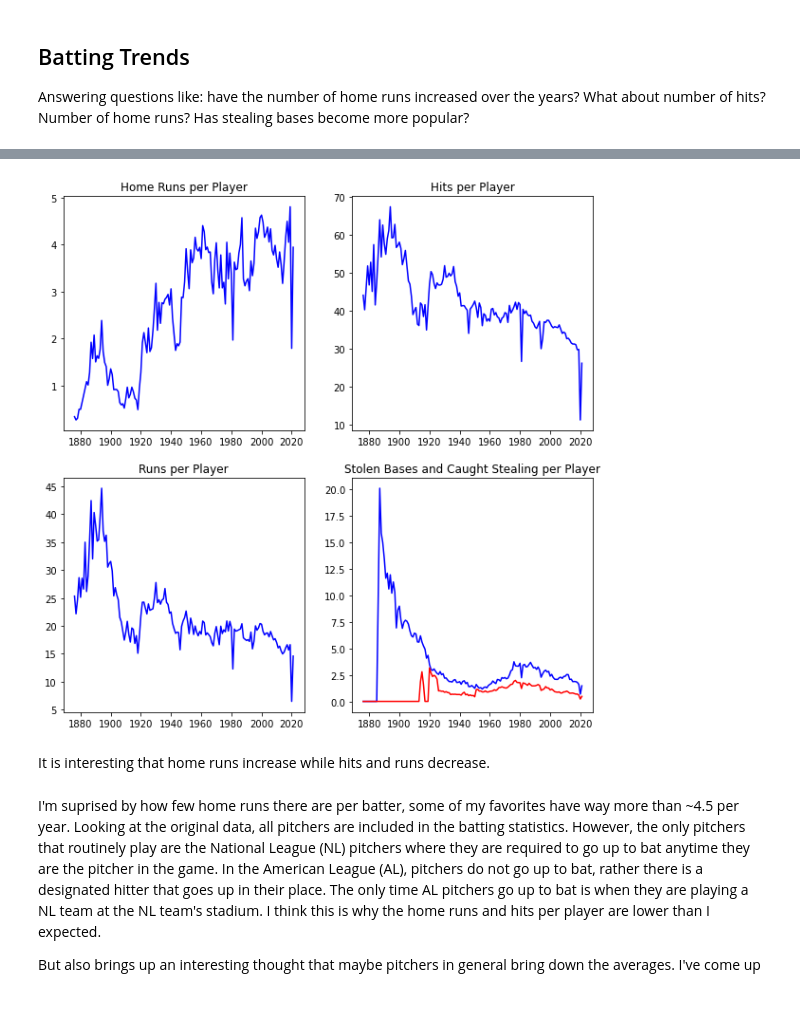
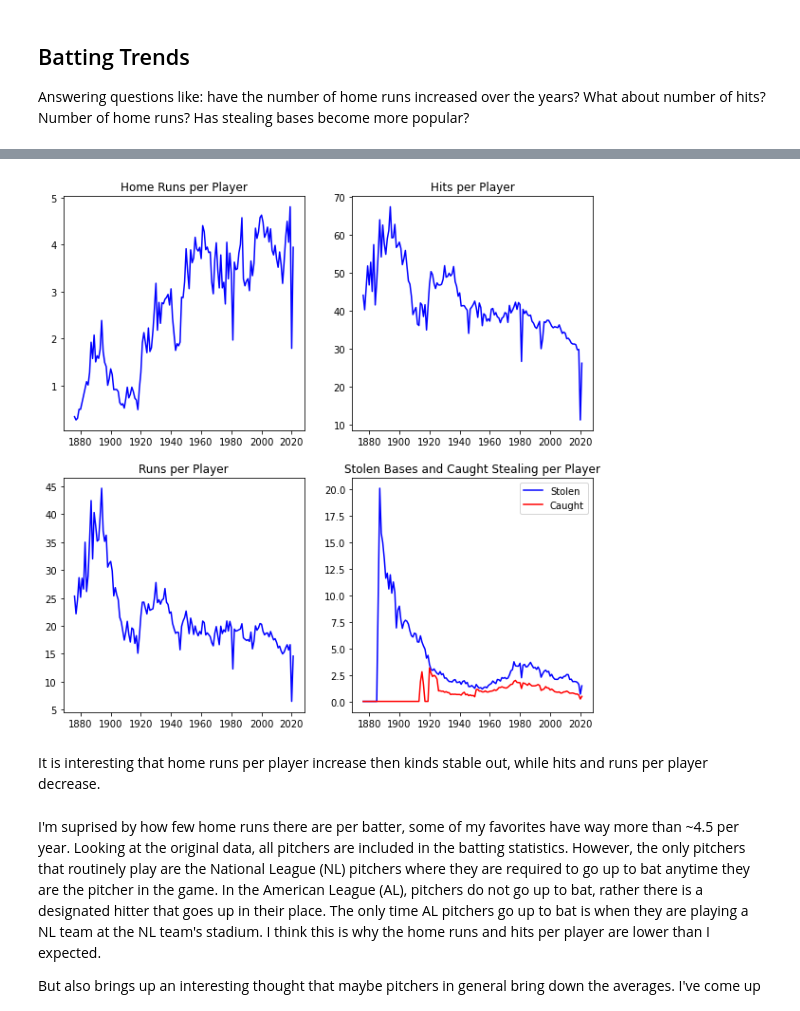
Before and after one commit to ashleyg16/Springboard, a Jupyter notebook: CraftingStory/MajorLeagueBaseballStory.ipynb, the cells around one changed output, grey strips where cells are left out. Saved outputs shown, nothing was run; the diff lists cells and outputs as text; code cells hidden in the pictures.

```diff
--- a/CraftingStory/MajorLeagueBaseballStory.ipynb
+++ b/CraftingStory/MajorLeagueBaseballStory.ipynb
@@ -172,19 +173,20 @@ It makes sense that there would be an increase in homerunes, runs and hits. But
 # %%
 fig, ax = plt.subplots(2,2, figsize = (10,10))
 ax[0,0].plot(batting_year['yearID'], batting_year['HR']/batting_year['num_players'], color = 'b')
 ax[0,0].set_title('Home Runs per Player')
 ax[1,0].plot(batting_year['yearID'], batting_year['R']/batting_year['num_players'], color = 'b')
 ax[1,0].set_title('Runs per Player')
 ax[0,1].plot(batting_year['yearID'], batting_year['H']/batting_year['num_players'], color = 'b')
 ax[0,1].set_title('Hits per Player')
-ax[1,1].plot(batting_year['yearID'], batting_year['SB']/batting_year['num_players'], color = 'b')
-ax[1,1].plot(batting_year['yearID'], batting_year['CS']/batting_year['num_players'], color = 'r')
+ax[1,1].plot(batting_year['yearID'], batting_year['SB']/batting_year['num_players'], color = 'b', label = 'Stolen')
+ax[1,1].plot(batting_year['yearID'], batting_year['CS']/batting_year['num_players'], color = 'r', label = 'Caught')
 ax[1,1].set_title('Stolen Bases and Caught Stealing per Player')
+ax[1,1].legend()
 plt.show()
 # %% [output]
-[figure, old version]
+[figure, new version]
 # %% [markdown]
-It is interesting that home runs increase while hits and runs decrease.
+It is interesting that home runs per player increase then kinds stable out, while hits and runs per player decrease.
 # %% [markdown]
 I'm suprised by how few home runs there are per batter, some of my favorites have way more than ~4.5 per year. Looking at the original data, all pitchers are included in the batting statistics. However, the only pitchers that routinely play are the National League (NL) pitchers where they are required to go up to bat anytime they are the pitcher in the game. In the American League (AL), pitchers do not go up to bat, rather there is a designated hitter that goes up in their place. The only time AL pitchers go up to bat is when they are playing a NL team at the NL team's stadium. I think this is why the home runs and hits per player are lower than I expected.
 
```
Also changed, not shown: parts of 19 cells of this notebook.
